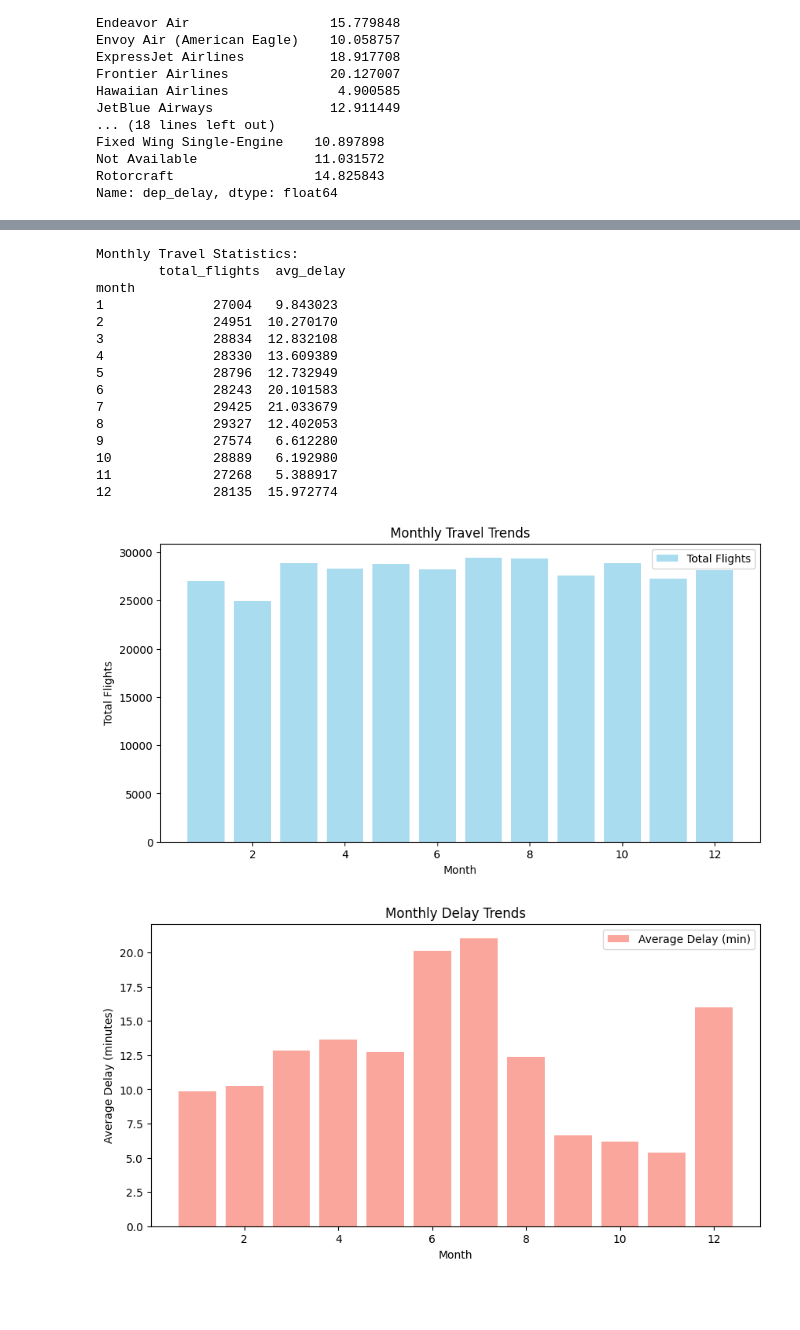
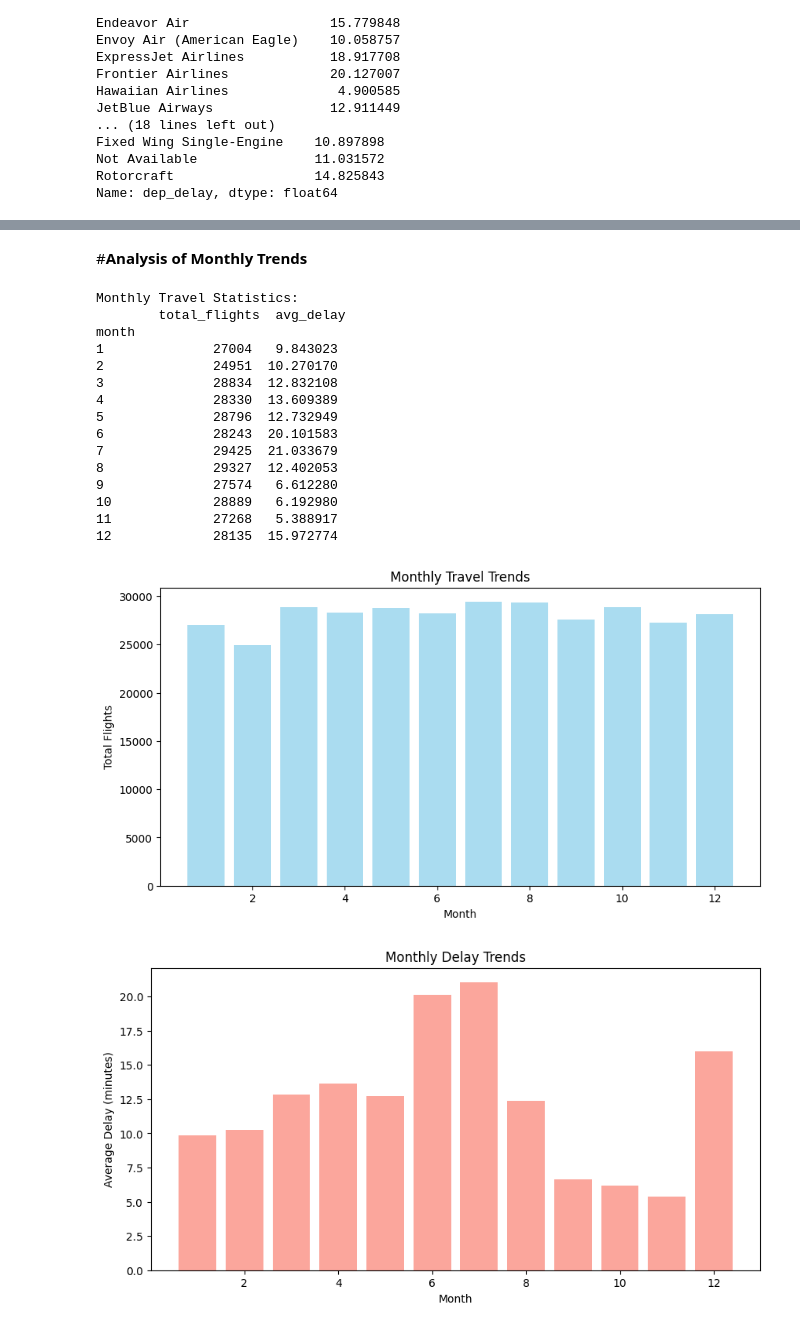
Before and after one commit to Saahil2106/Cloud9, a Jupyter notebook: Group06_Milestone3_Random_Forest.ipynb, the cells around one changed output, grey strips where cells are left out. Cells and saved outputs as stored; diff of their text form; code cells hidden in the pictures; blank space fills up the shorter version.

```diff
--- a/Group06_Milestone3_Random_Forest.ipynb
+++ b/Group06_Milestone3_Random_Forest.ipynb
@@ -1298,3 +1295,5 @@ plt.show()
+# %% [markdown]
+#**Analysis of Monthly Trends**
 # %%
 # Group data by month to calculate the total number of flights and average delays
 monthly_stats = dataset.groupby('month').agg({
@@ -1311,35 +1310,33 @@ import matplotlib.pyplot as plt
 plt.figure(figsize=(10, 5))
 plt.bar(monthly_stats.index, monthly_stats['total_flights'], color='skyblue', alpha=0.7, label='Total Flights')
 plt.title('Monthly Travel Trends')
 plt.xlabel('Month')
 plt.ylabel('Total Flights')
-plt.legend()
 plt.show()
 
 # Plot average delays per month
 plt.figure(figsize=(10, 5))
 plt.bar(monthly_stats.index, monthly_stats['avg_delay'], color='salmon', alpha=0.7, label='Average Delay (min)')
 plt.title('Monthly Delay Trends')
 plt.xlabel('Month')
 plt.ylabel('Average Delay (minutes)')
-plt.legend()
 plt.show()
 # %% [output]
 Monthly Travel Statistics:
         total_flights  avg_delay
 month
 1              27004   9.843023
 2              24951  10.270170
 3              28834  12.832108
 4              28330  13.609389
 5              28796  12.732949
 6              28243  20.101583
 7              29425  21.033679
 8              29327  12.402053
 9              27574   6.612280
 10             28889   6.192980
 11             27268   5.388917
 12             28135  15.972774
-[figure, old version]
+[figure, new version]
-[figure, old version]
+[figure, new version]
 # %% [markdown]
```
Also changed, not shown: parts of 26 cells of this notebook.
